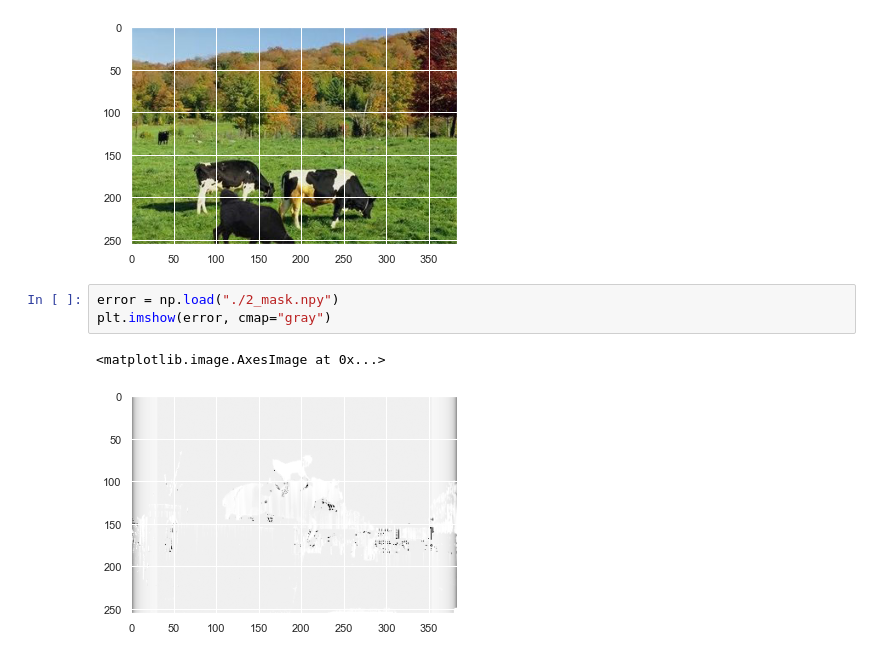
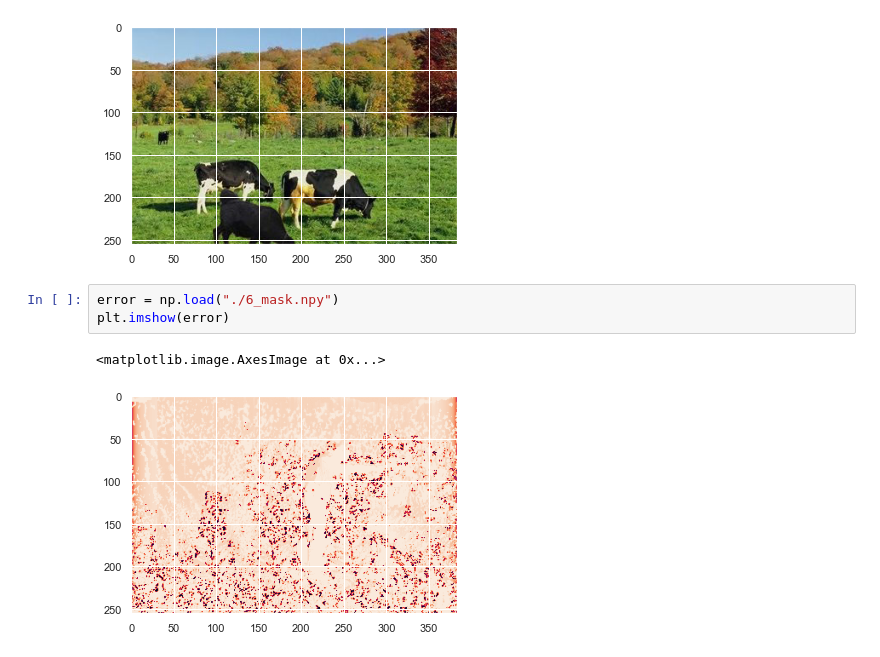
Before and after one commit to geoffroyO/sVae, a Jupyter notebook: src/img_test/test_results.ipynb, the cells around one changed output. Cells and saved outputs as stored; diff of their text form.

```diff
--- a/src/img_test/test_results.ipynb
+++ b/src/img_test/test_results.ipynb
@@ -14,8 +14,8 @@ plt.imshow(img)
 <matplotlib.image.AxesImage at 0x...>
 [figure]
 # %%
-error = np.load("./2_mask.npy")
-plt.imshow(error, cmap="gray")
+error = np.load("./6_mask.npy")
+plt.imshow(error)
 # %% [output]
 <matplotlib.image.AxesImage at 0x...>
-[figure, old version]
+[figure, new version]
```
Also changed, not shown: parts of 2 cells of this notebook, 1 other file.
